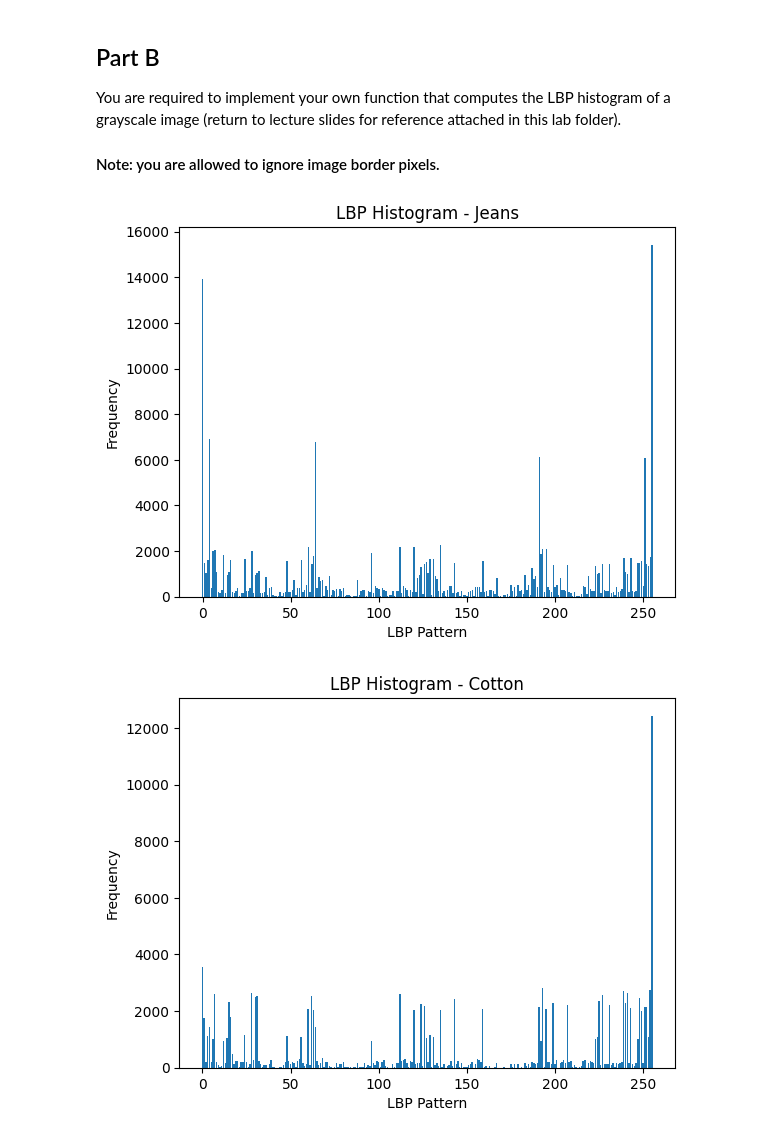
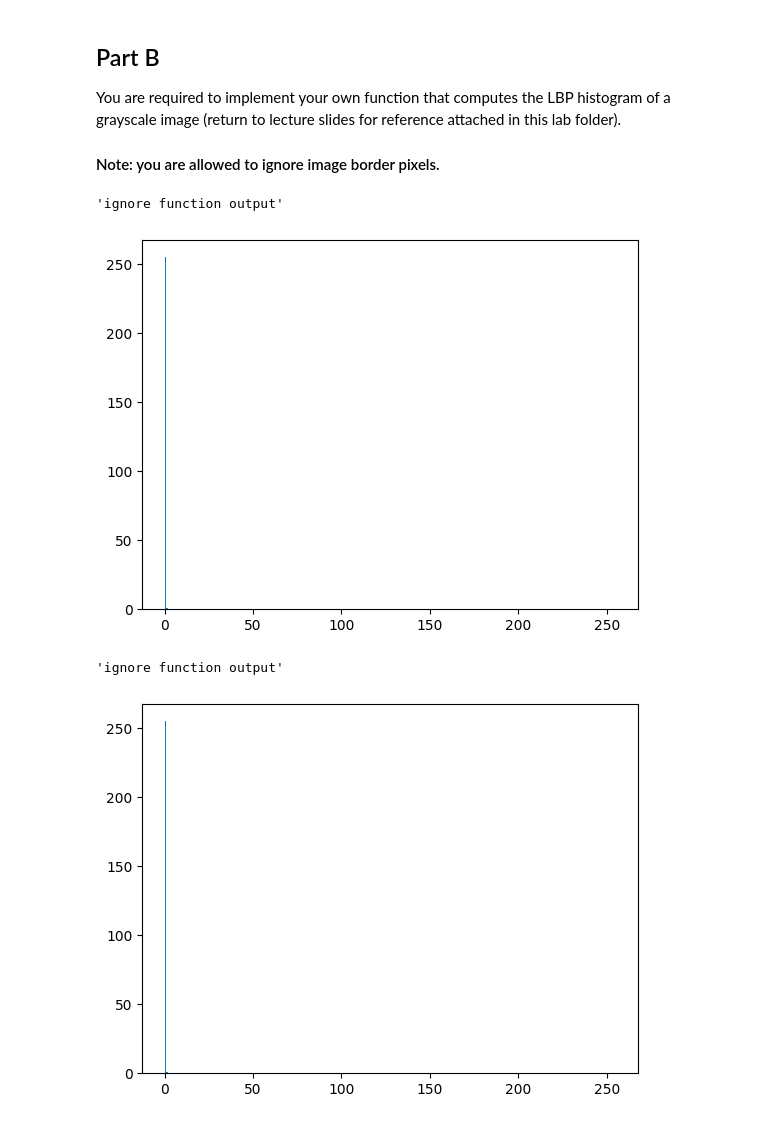
Before and after one commit to gehadnasser-2004/image-proccessing, a Jupyter notebook: Lab11_std/lab_texture_STD.ipynb, the cells around one changed output. Drawn from its saved outputs; the diff is of its cells as text; code cells hidden in the pictures.

Commit message:
fix: histogram

```diff
--- a/Lab11_std/lab_texture_STD.ipynb
+++ b/Lab11_std/lab_texture_STD.ipynb
@@ -224,24 +224,20 @@ def get_lbp_hist(grayscale_img):
 # %%
 # Testing your work, we will compare your histogram with that of ours
 # There should be a noticable difference between the histograms of jeans and cotton
 img = rgb2gray(io.imread(r'imgs_patches/jeans1.jpg'))
 hist = get_lbp_hist(img)
-plt.bar(range(256), hist)
-plt.xlabel('LBP Pattern')
-plt.ylabel('Frequency')
-plt.title('LBP Histogram - Jeans')
-plt.show()
+plt.hist(hist, bins=range((2 ** 8)))
+'ignore function output'
 # %% [output]
+'ignore function output'
-[figure, old version]
+[figure, new version]
 # %%
 # Testing your work, we will compare your histogram with that of ours
 # There should be a noticable difference between the histograms of jeans and cotton
 img = rgb2gray(io.imread(r'imgs_patches/cotton1.jpg'))
 hist = get_lbp_hist(img)
-plt.bar(range(256), hist)
-plt.xlabel('LBP Pattern')
-plt.ylabel('Frequency')
-plt.title('LBP Histogram - Cotton')
-plt.show()
+plt.hist(hist, bins=range((2 ** 8)))
+'ignore function output'
 # %% [output]
+'ignore function output'
-[figure, old version]
+[figure, new version]
```
